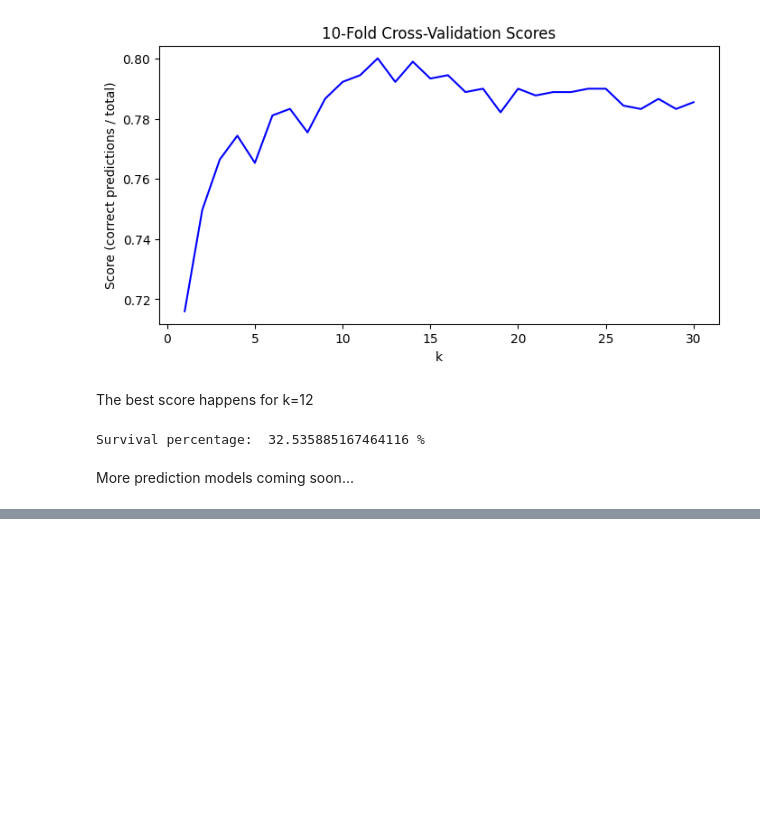
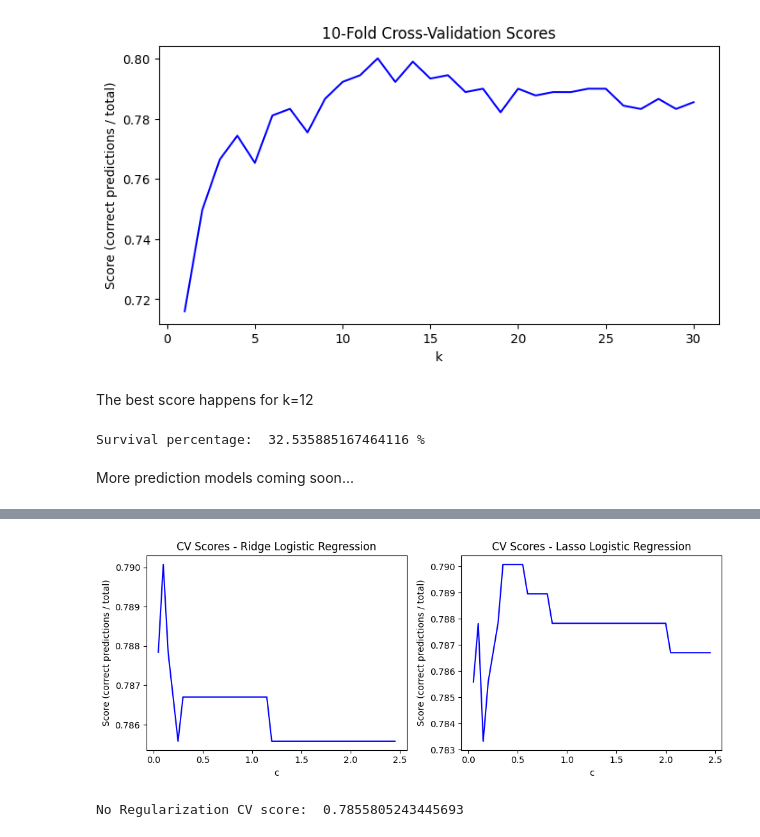
Before and after one commit to FelipeBuzato/Titanic---ML-from-Disaster, a Jupyter notebook: notebooks/Titanic.ipynb, the cells around one changed output, grey strips where cells are left out. Cells and saved outputs as stored; diff of their text form; code cells hidden in the pictures; blank space fills up the shorter version.

Commit message:
added logistic regression

```diff
--- a/notebooks/Titanic.ipynb
+++ b/notebooks/Titanic.ipynb
@@ -134,0 +143,3 @@ More prediction models coming soon...
+# %%
+train = pd.read_csv('../data/train.csv')
+test = pd.read_csv('../data/test.csv')
@@ -134,0 +166,33 @@ More prediction models coming soon...
+# %%
+l1_ratios = [0, 1]
+cs = [c/20 for c in range(1, 50)] + [np.inf]
+hyper_params = list(product(l1_ratios, cs))
+
+cv = CrossValidation(train, model="Logistic Regression")
+scores = cv.cross_validate(hyper_params)
+
+scores_l1, scores_l2, scores_noreg = {}, {}, {}
+for k, v in scores.items():
+    if k[-1] == np.inf:
+        scores_noreg[k[0]] = v
+    elif k[0] == 0:
+        scores_l2[k[1]] = v
+    else:
+        scores_l1[k[1]] = v
+
+
+fig, axes = plt.subplots(1, 2, figsize=(10, 4))
+axes[0].plot(scores_l2.keys(), scores_l2.values(), color='blue')
+axes[0].set_title("CV Scores - Ridge Logistic Regression")
+axes[0].set_xlabel('c')
+axes[0].set_ylabel('Score (correct predictions / total)')
+axes[1].plot(scores_l1.keys(), scores_l1.values(), color='blue')
+axes[1].set_title("CV Scores - Lasso Logistic Regression")
+axes[1].set_xlabel('c')
+axes[1].set_ylabel('Score (correct predictions / total)')
+plt.tight_layout()
+plt.show()
+print("No Regularization CV score: ", np.mean(list(scores_noreg.values())))
+# %% [output]
+[figure, added]
+No Regularization CV score:  0.7855805243445693
```
Also changed, not shown: parts of 11 cells of this notebook, 3 other files.
